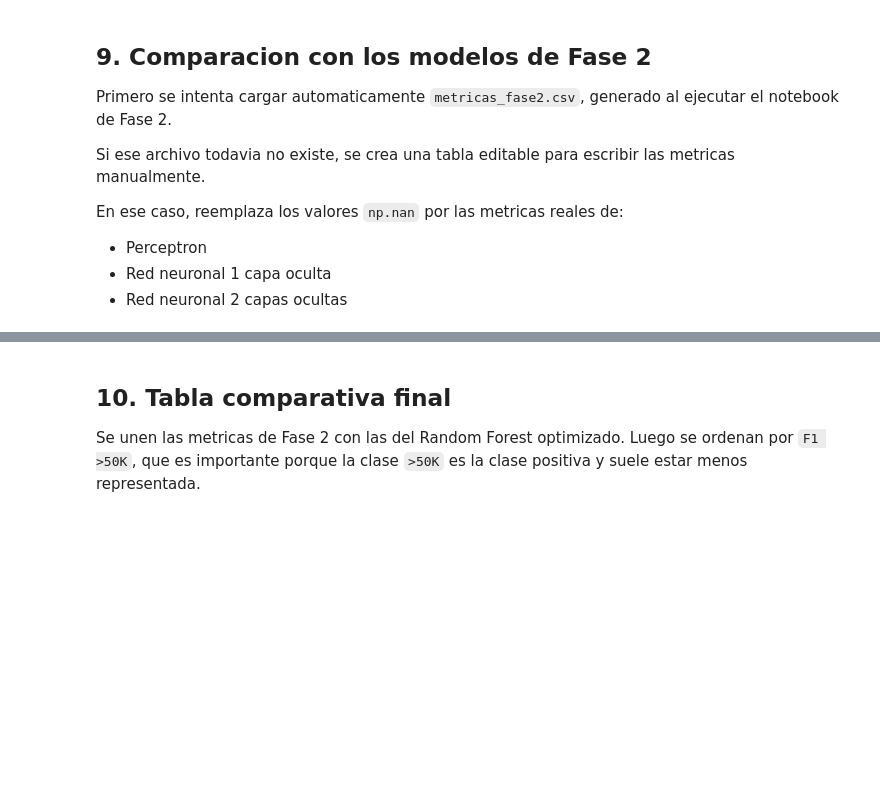
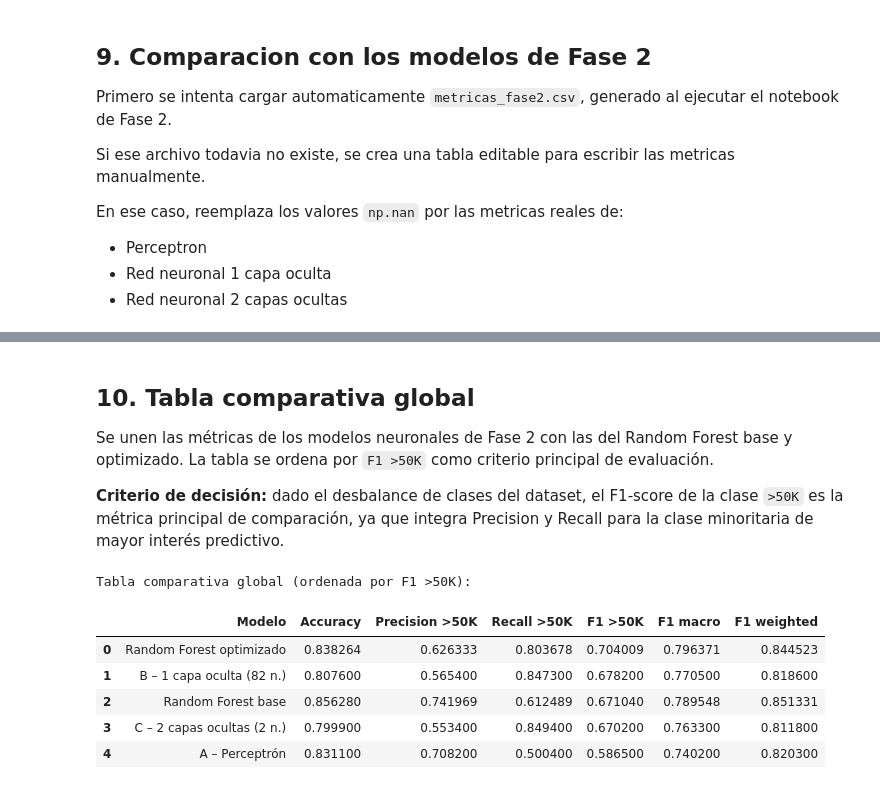
Before and after one commit to Seb-233/IA-PUJ, a Jupyter notebook: ProyectoFinal/Fase3/Fase3_ModeloClasico.ipynb, the cells around one changed output, grey strips where cells are left out. Saved outputs shown, nothing was run; the diff lists cells and outputs as text; code cells hidden in the pictures; blank space fills up the shorter version.

```diff
--- a/ProyectoFinal/Fase3/Fase3_ModeloClasico.ipynb
+++ b/ProyectoFinal/Fase3/Fase3_ModeloClasico.ipynb
@@ -222,14 +308,30 @@ metricas_fase2
 # %% [markdown]
-## 10. Tabla comparativa final
+## 10. Tabla comparativa global
 
-Se unen las metricas de Fase 2 con las del Random Forest optimizado. Luego se ordenan por `F1 >50K`, que es importante porque la clase `>50K` es la clase positiva y suele estar menos representada.
+Se unen las métricas de los modelos neuronales de Fase 2 con las del Random Forest base y optimizado. La tabla se ordena por `F1 >50K` como criterio principal de evaluación.
+
+**Criterio de decisión:** dado el desbalance de clases del dataset, el F1-score de la clase `>50K` es la métrica principal de comparación, ya que integra Precision y Recall para la clase minoritaria de mayor interés predictivo.
 # %%
-tabla_comparativa = pd.concat([metricas_fase2, tabla_rf], ignore_index=True)
+tabla_rf_completa = pd.DataFrame([metricas_rf_base, metricas_rf_optimizado])
+
+tabla_comparativa = pd.concat(
+    [metricas_fase2, tabla_rf_completa],
+    ignore_index=True
+)
 
 tabla_comparativa_ordenada = tabla_comparativa.sort_values(
     by="F1 >50K",
     ascending=False,
     na_position="last",
 ).reset_index(drop=True)
 
+print("Tabla comparativa global (ordenada por F1 >50K):")
 tabla_comparativa_ordenada
+# %% [output]
+Tabla comparativa global (ordenada por F1 >50K):
+|  | Modelo | Accuracy | Precision >50K | Recall >50K | F1 >50K | F1 macro | F1 weighted |
+| 0 | Random Forest optimizado | 0.838264 | 0.626333 | 0.803678 | 0.704009 | 0.796371 | 0.844523 |
+| 1 | B – 1 capa oculta (82 n.) | 0.807600 | 0.565400 | 0.847300 | 0.678200 | 0.770500 | 0.818600 |
+| 2 | Random Forest base | 0.856280 | 0.741969 | 0.612489 | 0.671040 | 0.789548 | 0.851331 |
+| 3 | C – 2 capas ocultas (2 n.) | 0.799900 | 0.553400 | 0.849400 | 0.670200 | 0.763300 | 0.811800 |
+| 4 | A – Perceptrón | 0.831100 | 0.708200 | 0.500400 | 0.586500 | 0.740200 | 0.820300 |
```
Also changed, not shown: parts of 19 cells of this notebook.
